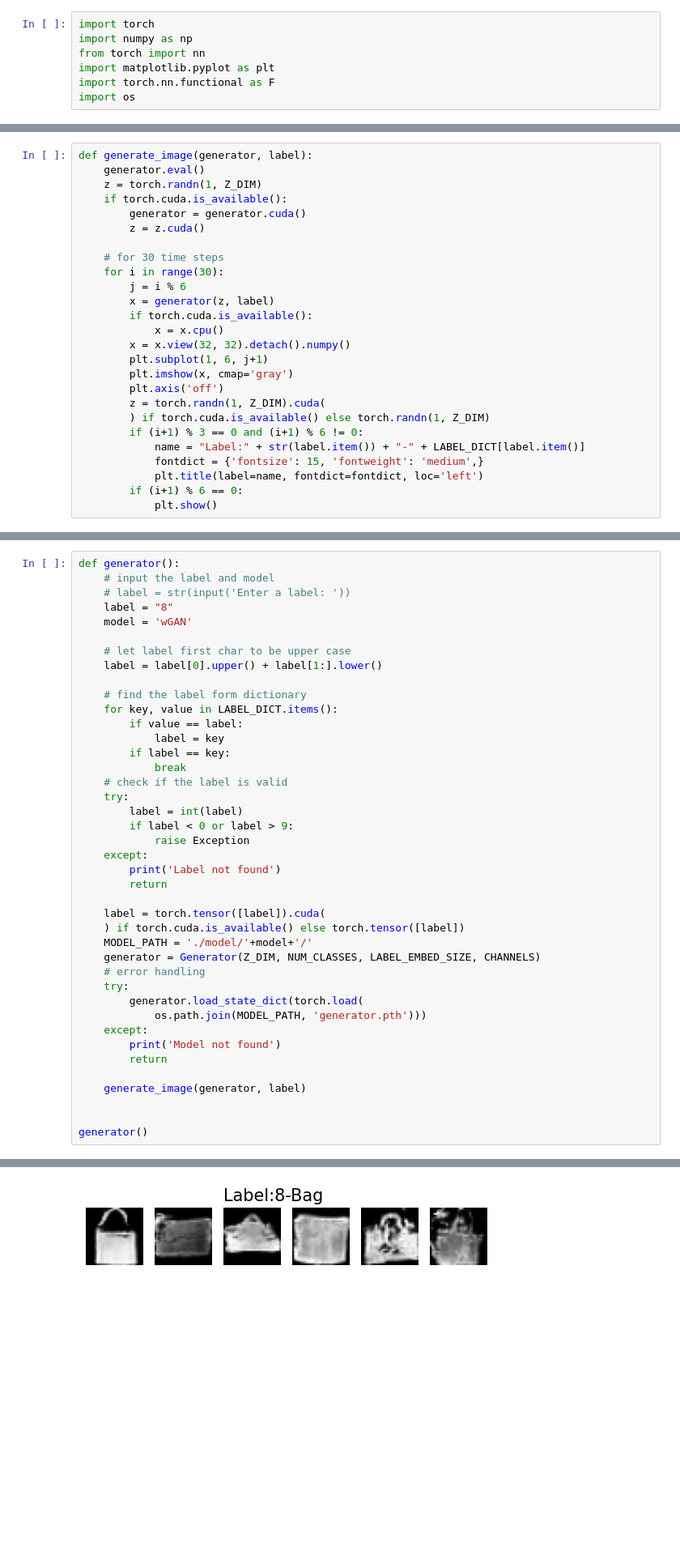
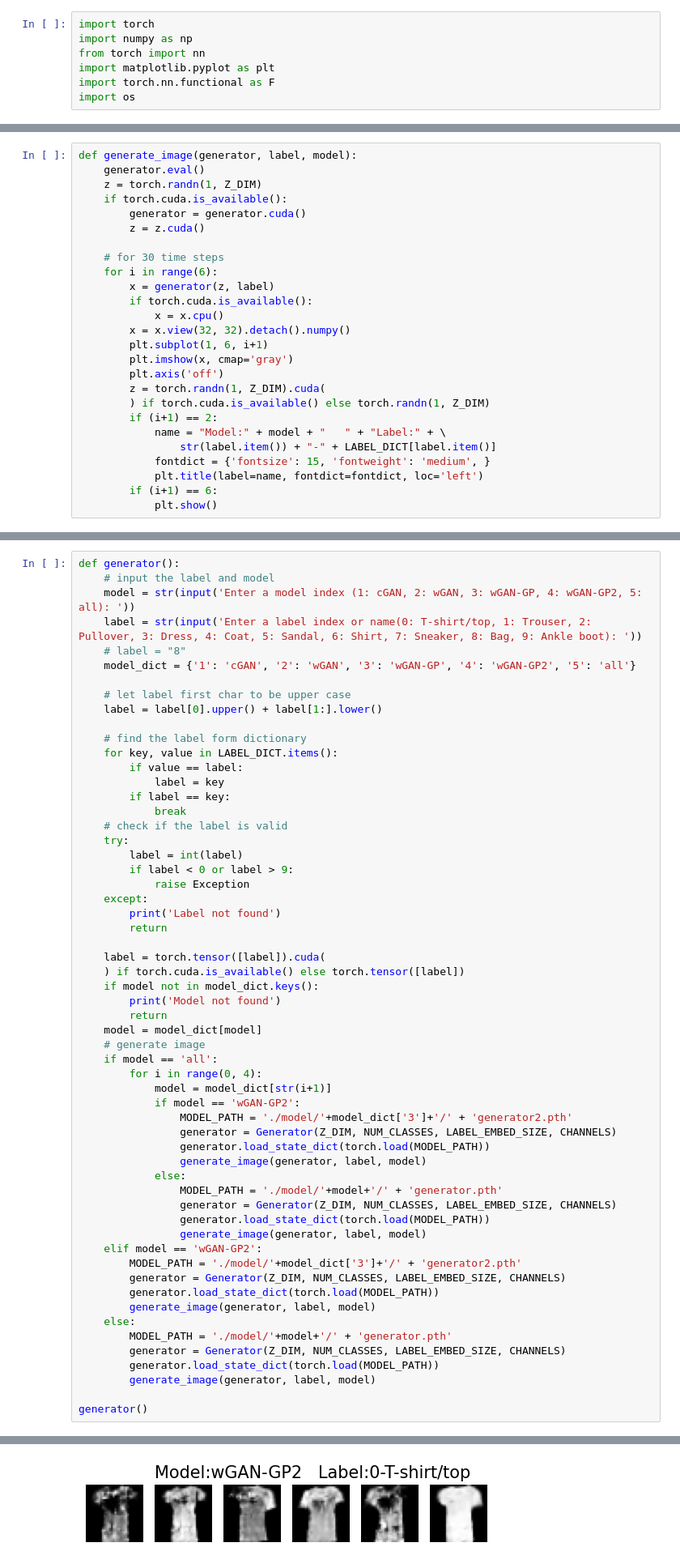
Before and after one commit to Anya-RB-Chen/GAN_Fashion, a Jupyter notebook: generate.ipynb, the cells around one changed output, grey strips where cells are left out. Shown at 81% size. Saved outputs shown, nothing was run; the diff lists cells and outputs as text; blank space fills up the shorter version.

```diff
--- a/generate.ipynb
+++ b/generate.ipynb
@@ -25,7 +25,7 @@ LABEL_DICT = {0: 'T-shirt/top', 1: 'Trouser', 2: 'Pullover', 3: 'Dress',
                 4: 'Coat', 5: 'Sandal', 6: 'Shirt', 7: 'Sneaker',
                 8: 'Bag', 9: 'Ankle boot'}
 # %%
-def generate_image(generator, label):
+def generate_image(generator, label, model):
     generator.eval()
     z = torch.randn(1, Z_DIM)
     if torch.cuda.is_available():
@@ -33,22 +33,22 @@ def generate_image(generator, label):
         z = z.cuda()
 
     # for 30 time steps
-    for i in range(30):
-        j = i % 6
+    for i in range(6):
         x = generator(z, label)
         if torch.cuda.is_available():
             x = x.cpu()
         x = x.view(32, 32).detach().numpy()
-        plt.subplot(1, 6, j+1)
+        plt.subplot(1, 6, i+1)
         plt.imshow(x, cmap='gray')
         plt.axis('off')
         z = torch.randn(1, Z_DIM).cuda(
         ) if torch.cuda.is_available() else torch.randn(1, Z_DIM)
-        if (i+1) % 3 == 0 and (i+1) % 6 != 0:
-            name = "Label:" + str(label.item()) + "-" + LABEL_DICT[label.item()]
-            fontdict = {'fontsize': 15, 'fontweight': 'medium',}
+        if (i+1) == 2:
+            name = "Model:" + model + "   " + "Label:" + \
+                str(label.item()) + "-" + LABEL_DICT[label.item()]
+            fontdict = {'fontsize': 15, 'fontweight': 'medium', }
             plt.title(label=name, fontdict=fontdict, loc='left')
-        if (i+1) % 6 == 0:
+        if (i+1) == 6:
             plt.show()
 # %%
 #######################################################################
@@ -96,9 +96,10 @@ class Generator(nn.Module):
 # %%
 def generator():
     # input the label and model
-    # label = str(input('Enter a label: '))
-    label = "8"
-    model = 'wGAN'
+    model = str(input('Enter a model index (1: cGAN, 2: wGAN, 3: wGAN-GP, 4: wGAN-GP2, 5: all): '))
+    label = str(input('Enter a label index or name(0: T-shirt/top, 1: Trouser, 2: Pullover, 3: Dress, 4: Coat, 5: Sandal, 6: Shirt, 7: Sneaker, 8: Bag, 9: Ankle boot): '))
+    # label = "8"
+    model_dict = {'1': 'cGAN', '2': 'wGAN', '3': 'wGAN-GP', '4': 'wGAN-GP2', '5': 'all'}
 
     # let label first char to be upper case
     label = label[0].upper() + label[1:].lower()
@@ -120,18 +121,34 @@ def generator():
 
     label = torch.tensor([label]).cuda(
     ) if torch.cuda.is_available() else torch.tensor([label])
-    MODEL_PATH = './model/'+model+'/'
-    generator = Generator(Z_DIM, NUM_CLASSES, LABEL_EMBED_SIZE, CHANNELS)
-    # error handling
-    try:
-        generator.load_state_dict(torch.load(
-            os.path.join(MODEL_PATH, 'generator.pth')))
-    except:
+    if model not in model_dict.keys():
         print('Model not found')
         return
-
-    generate_image(generator, label)
-
+    model = model_dict[model]
+    # generate image
+    if model == 'all':
+        for i in range(0, 4):
+            model = model_dict[str(i+1)]
+            if model == 'wGAN-GP2':
+                MODEL_PATH = './model/'+model_dict['3']+'/' + 'generator2.pth'
+                generator = Generator(Z_DIM, NUM_CLASSES, LABEL_EMBED_SIZE, CHANNELS)
+                generator.load_state_dict(torch.load(MODEL_PATH))
+                generate_image(generator, label, model)
+            else:
+                MODEL_PATH = './model/'+model+'/' + 'generator.pth'
+                generator = Generator(Z_DIM, NUM_CLASSES, LABEL_EMBED_SIZE, CHANNELS)
+                generator.load_state_dict(torch.load(MODEL_PATH))
+                generate_image(generator, label, model)
+    elif model == 'wGAN-GP2':
+        MODEL_PATH = './model/'+model_dict['3']+'/' + 'generator2.pth'
+        generator = Generator(Z_DIM, NUM_CLASSES, LABEL_EMBED_SIZE, CHANNELS)
+        generator.load_state_dict(torch.load(MODEL_PATH))
+        generate_image(generator, label, model)
+    else:
+        MODEL_PATH = './model/'+model+'/' + 'generator.pth'
+        generator = Generator(Z_DIM, NUM_CLASSES, LABEL_EMBED_SIZE, CHANNELS)
+        generator.load_state_dict(torch.load(MODEL_PATH))
+        generate_image(generator, label, model)
 
 generator()
 # %% [output]
@@ -141 +158 @@ generator()
-[figure, old version]
+[figure, new version]
```
Also changed, not shown: parts of 1 cell of this notebook.
